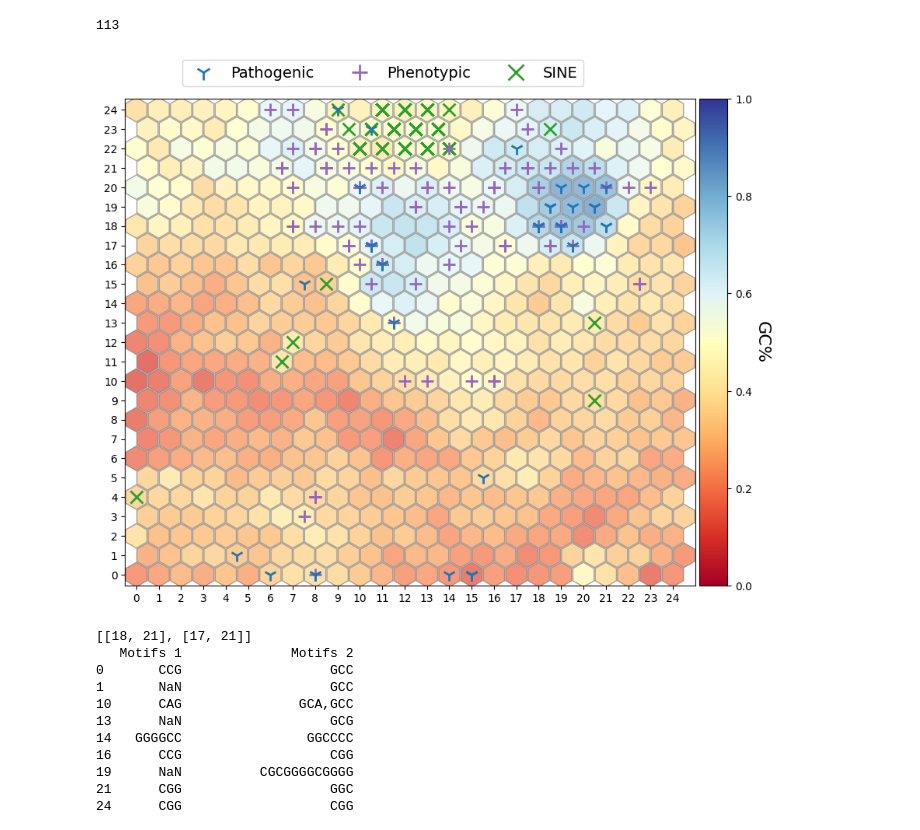
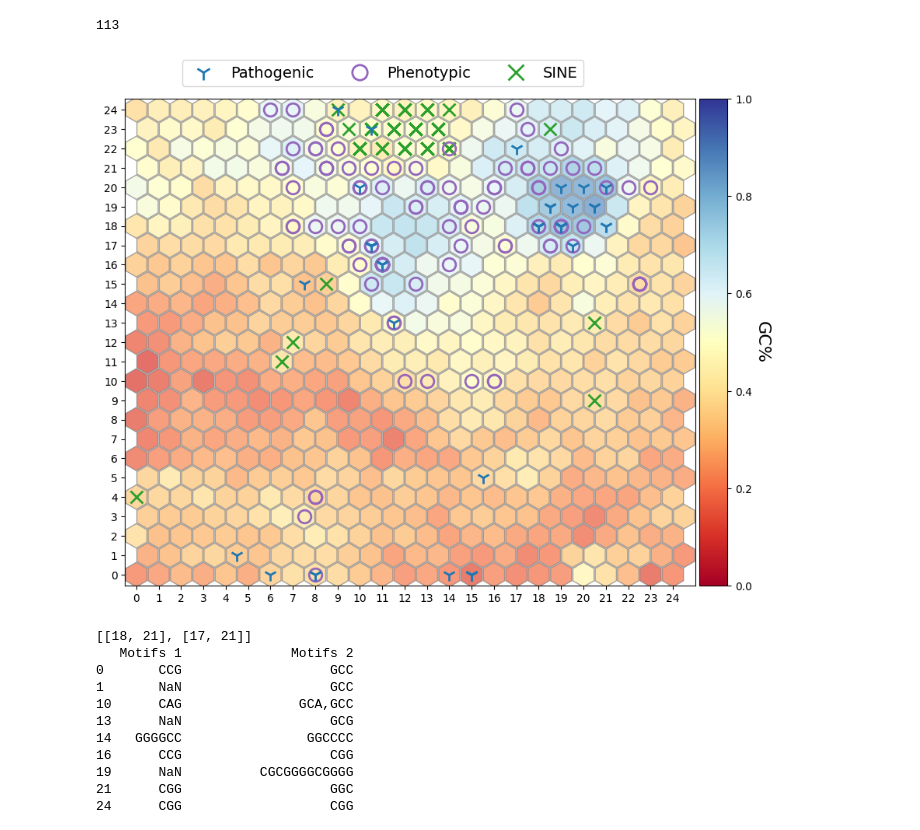
Before and after one commit to ACEnglish/adotto, a Jupyter notebook: manuscript/f1_som/KmerSOM_Adotto.ipynb, the cells around one changed output. Drawn from its saved outputs; the diff is of its cells as text; code cells hidden in the pictures.

```diff
--- a/manuscript/f1_som/KmerSOM_Adotto.ipynb
+++ b/manuscript/f1_som/KmerSOM_Adotto.ipynb
@@ -85,17 +85,17 @@ mks = combined['marker'].map({'patho':"Pathogenic", "inter": "SINE", "codis":"Ph
 # %%
 import matplotlib as mpl
 mpl.rcParams['pdf.fonttype'] = 42
 p = laytr.make_hex_plot(som,
                        hue=gc_pct,
                         hue_label="GC%",
                        color_map=cm.RdYlBu, alpha=0.70)
 laytr.add_places(som, p, combined[["Neuron_x", "Neuron_y"]].values, mks,
-                marker_map={'Pathogenic':'1', 'Phenotypic':'+', 'SINE':'x'},
+                marker_map={'Pathogenic':'1', 'Phenotypic':'o', 'SINE':'x'},
                 default_colors=['C0', 'C4', 'C2'])
 #combined['Neuron'] = comb_winners
 plt.savefig("MainSom.pdf")
 # %% [output]
-[figure, old version]
+[figure, new version]
 # %%
 boxA = [[18, 21], [17, 21]]
 boxB = [[10, 11], [16, 17]]
```
Also changed, not shown: 9 other files.
